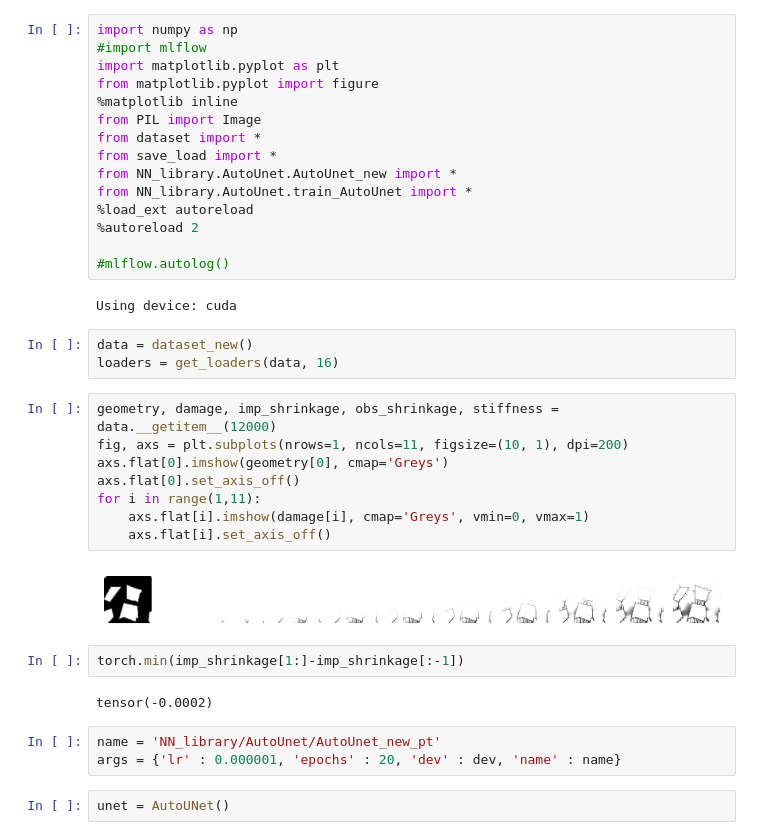
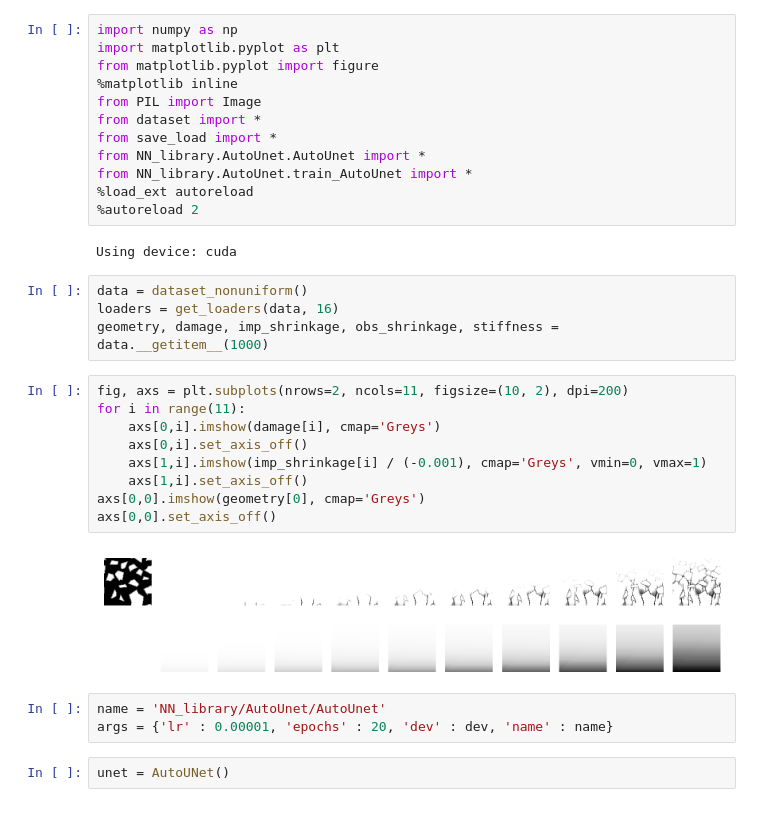
Before and after one commit to LiyaGaynutdinova/Auto-Regressive-Unet-for-Concrete-Damage, a Jupyter notebook: train_AutoUnet.ipynb, the cells around one changed output. Drawn from its saved outputs; the diff is of its cells as text.

```diff
--- a/train_AutoUnet.ipynb
+++ b/train_AutoUnet.ipynb
@@ -1,40 +1,35 @@
 # %%
 import numpy as np
-#import mlflow
 import matplotlib.pyplot as plt
 from matplotlib.pyplot import figure
 %matplotlib inline
 from PIL import Image
 from dataset import *
 from save_load import *
-from NN_library.AutoUnet.AutoUnet_new import *
+from NN_library.AutoUnet.AutoUnet import *
 from NN_library.AutoUnet.train_AutoUnet import *
 %load_ext autoreload
 %autoreload 2
-
-#mlflow.autolog()
 # %% [output]
 Using device: cuda
 # %%
-data = dataset_new()
+data = dataset_nonuniform()
 loaders = get_loaders(data, 16)
+geometry, damage, imp_shrinkage, obs_shrinkage, stiffness = data.__getitem__(1000)
-# %%
-geometry, damage, imp_shrinkage, obs_shrinkage, stiffness = data.__getitem__(12000)
-fig, axs = plt.subplots(nrows=1, ncols=11, figsize=(10, 1), dpi=200)
-axs.flat[0].imshow(geometry[0], cmap='Greys')
-axs.flat[0].set_axis_off()
-for i in range(1,11):
-    axs.flat[i].imshow(damage[i], cmap='Greys', vmin=0, vmax=1)
-    axs.flat[i].set_axis_off()
-# %% [output]
-[figure, removed]
-# %%
-torch.min(imp_shrinkage[1:]-imp_shrinkage[:-1])
-# %% [output]
-tensor(-0.0002)
+# %%
+fig, axs = plt.subplots(nrows=2, ncols=11, figsize=(10, 2), dpi=200)
+for i in range(11):
+    axs[0,i].imshow(damage[i], cmap='Greys')
+    axs[0,i].set_axis_off()
+    axs[1,i].imshow(imp_shrinkage[i] / (-0.001), cmap='Greys', vmin=0, vmax=1)
+    axs[1,i].set_axis_off()
+axs[0,0].imshow(geometry[0], cmap='Greys')
+axs[0,0].set_axis_off()
+# %% [output]
+[figure, added]
 # %%
-name = 'NN_library/AutoUnet/AutoUnet_new_pt'
-args = {'lr' : 0.000001, 'epochs' : 20, 'dev' : dev, 'name' : name}
+name = 'NN_library/AutoUnet/AutoUnet'
+args = {'lr' : 0.00001, 'epochs' : 20, 'dev' : dev, 'name' : name}
 # %%
 unet = AutoUNet()
 # %%
```
Also changed, not shown: parts of 4 cells of this notebook, 6 other files.
